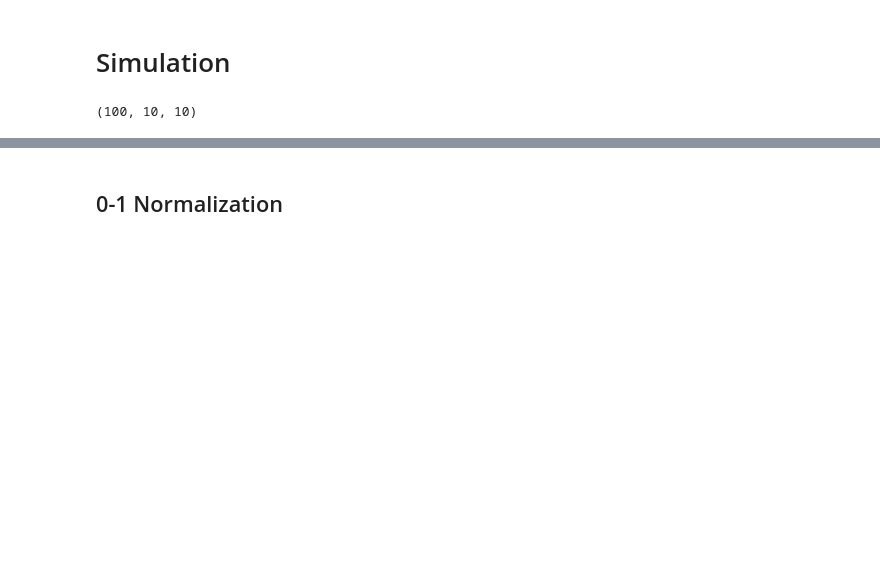
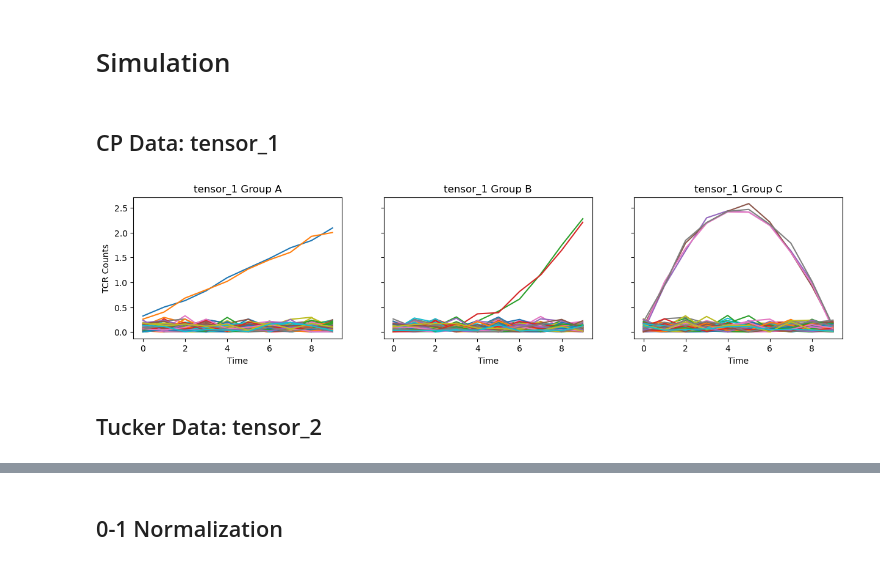
Before and after one commit to pablovadillo/Tensordecomposition, a Jupyter notebook: Simulation.ipynb, the cells around one changed output, grey strips where cells are left out. Saved outputs shown, nothing was run; the diff lists cells and outputs as text; code cells hidden in the pictures; blank space fills up the shorter version.

```diff
--- a/Simulation.ipynb
+++ b/Simulation.ipynb
@@ -16,0 +21,15 @@ from kneed import KneeLocator
+# %%
+def data_visualization(patient1, patient2, patient3, tensor, name):
+    patients = [patient1, patient2, patient3]
+    titles = [name+ " Group A", name+ " Group B", name+ " Group C"]
+    t = np.arange(len(tensor[0,:,0]))
+
+    fig, axes = plt.subplots(1, 3, figsize=(15, 3), sharey=True)
+
+    for ax, patient, title in zip(axes, patients, titles):
+        for i in range(100):
+            ax.plot(t, tensor[i, :, patient])
+        ax.set_title(title)
+        ax.set_xlabel("Time")
+    axes[0].set_ylabel("TCR Counts")
+    plt.show()
@@ -17,3 +51,35 @@ from kneed import KneeLocator
+# %% [markdown]
+## CP Data: tensor_1
+# %%
+np.random.seed(41)
+
+num_sequences = 100
+num_timesteps = 10
+num_patients = 10
+
+tensor_1 = np.abs(np.random.normal(0, 0.1, (num_sequences, num_timesteps, num_patients)))
+
+t = np.arange(num_timesteps)
+a = 0.2
+b = 0.003
+c = 0.1
+
+for patient in range(num_patients):
+    if patient in (0, 3, 5):
+        tensor_1[0:2, :, patient] = a * (t[None, :] + 1) + np.abs(np.random.normal(0, 0.1, (2, num_timesteps)))
+
+    elif patient in (1, 7, 9):
+        tensor_1[2:4, :, patient] = b * (t[None, :]) ** 3 + np.abs(np.random.normal(0, 0.1, (2, num_timesteps)))
+
+    else:
+        tensor_1[4:8, 0:5, patient] = c * t[None, 5] ** 2 - c * (t[::-1][None, 5:10] + 1) ** 2 + np.abs(np.random.normal(0, 0.1, (4, 5)))
+        tensor_1[4:8, 5:10, patient] = - c * (t[None, 5:10] - 4) ** 2 + c * 5 ** 2 + np.abs(np.random.normal(0, 0.1, (4, 5)))
+# %%
+data_visualization(5, 9, 8, tensor_1, "tensor_1")
+# %% [output]
+[figure, added]
+# %% [markdown]
+## Tucker Data: tensor_2
 # %%
 np.random.seed(42)
 
@@ -42,4 +106,0 @@ for patient in range(num_patients):
-# %%
-tensor.shape
-# %% [output]
-(100, 10, 10)
```
Also changed, not shown: parts of 44 cells of this notebook.
